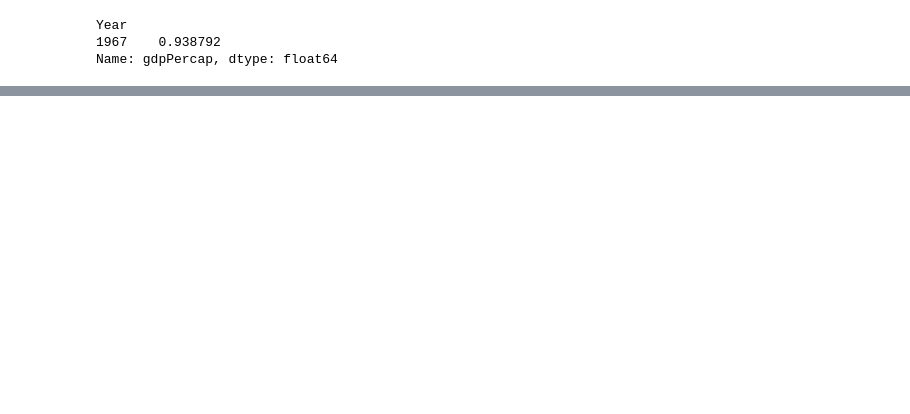
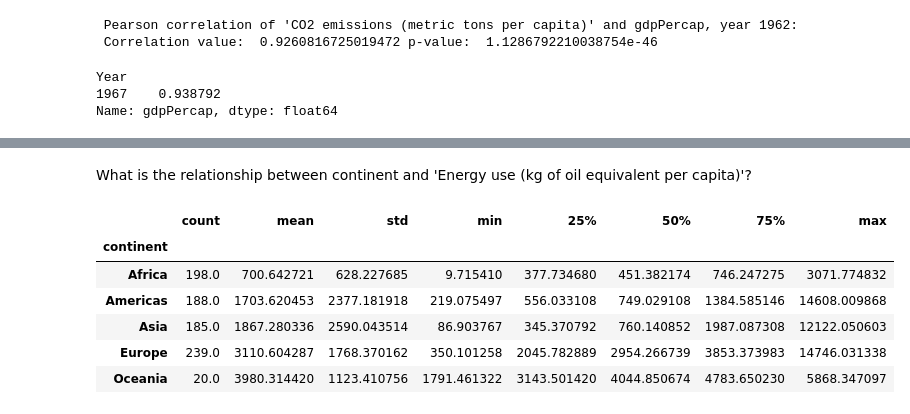
Before and after one commit to Awsthyn/training-requirements, a Jupyter notebook: Python for Data Science/Data Science Training.ipynb, the cells around one changed output, grey strips where cells are left out. Saved outputs shown, nothing was run; the diff lists cells and outputs as text; code cells hidden in the pictures; blank space fills up the shorter version.

```diff
--- a/Python for Data Science/Data Science Training.ipynb
+++ b/Python for Data Science/Data Science Training.ipynb
@@ -21,6 +21,10 @@ sns.scatterplot(data=filtered_data, x="CO2 emissions (metric tons per capita)",
 from scipy.stats import pearsonr
 
 corr, p_value = pearsonr(filtered_data["CO2 emissions (metric tons per capita)"], filtered_data["gdpPercap"])
+print("\n Pearson correlation of 'CO2 emissions (metric tons per capita)' and gdpPercap, year 1962: \n","Correlation value: ",corr,"p-value: ",p_value)
+# %% [output]
+ Pearson correlation of 'CO2 emissions (metric tons per capita)' and gdpPercap, year 1962:
+ Correlation value:  0.9260816725019472 p-value:  1.1286792210038754e-46
 # %%
 unfiltered_data = df[df["Year"] != 1962]
 unfiltered_data.groupby(by=["Year"]).corrwith(other=df["CO2 emissions (metric tons per capita)"]).sort_values("gdpPercap", ascending=False)["gdpPercap"].head(1)
@@ -38,3 +42,15 @@ fig = px.scatter(new_filtered_data, x='CO2 emissions (metric tons per capita)',
 fig.show()
 # %% [output]
 [interactive output not drawn]
+# %% [markdown]
+What is the relationship between continent and 'Energy use (kg of oil equivalent per capita)'?
+# %%
+df.groupby("continent")["Energy use (kg of oil equivalent per capita)"].describe()
+# %% [output]
+|  | count | mean | std | min | 25% | 50% | 75% | max |
+| continent |  |  |  |  |  |  |  |  |
+| Africa | 198.0 | 700.642721 | 628.227685 | 9.715410 | 377.734680 | 451.382174 | 746.247275 | 3071.774832 |
+| Americas | 188.0 | 1703.620453 | 2377.181918 | 219.075497 | 556.033108 | 749.029108 | 1384.585146 | 14608.009868 |
+| Asia | 185.0 | 1867.280336 | 2590.043514 | 86.903767 | 345.370792 | 760.140852 | 1987.087308 | 12122.050603 |
+| Europe | 239.0 | 3110.604287 | 1768.370162 | 350.101258 | 2045.782889 | 2954.266739 | 3853.373983 | 14746.031338 |
+| Oceania | 20.0 | 3980.314420 | 1123.410756 | 1791.461322 | 3143.501420 | 4044.850674 | 4783.650230 | 5868.347097 |
```
Also changed, not shown: parts of 26 cells of this notebook, 1 other file.
